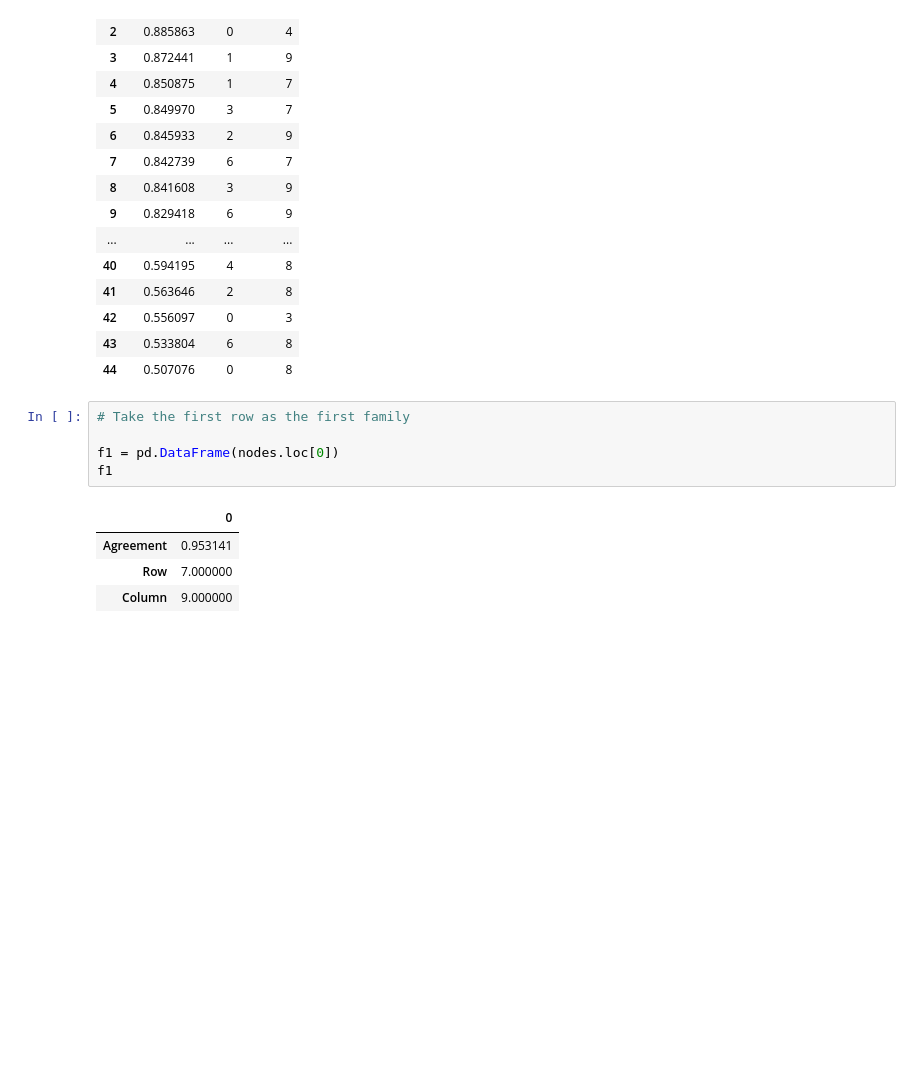
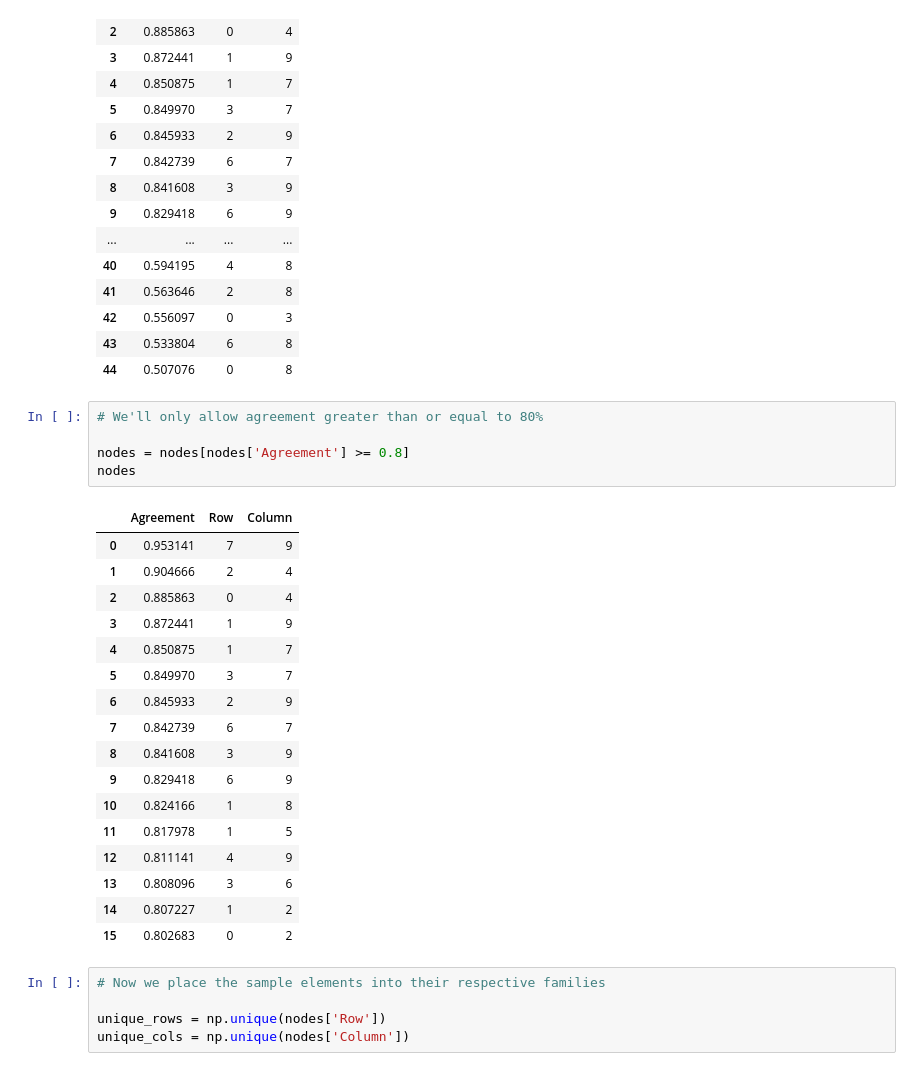
Before and after one commit to uniformlyMatt/PhD-code, a Jupyter notebook: Searching for digit manifolds.ipynb, the cells around one changed output. Drawn from its saved outputs; the diff is of its cells as text; blank space fills up the shorter version.

Commit message:
Working on sorting out families

```diff
--- a/Searching for digit manifolds.ipynb
+++ b/Searching for digit manifolds.ipynb
@@ -349,13 +366,31 @@ nodes
 | 42 | 0.556097 | 0 | 3 |
 | 43 | 0.533804 | 6 | 8 |
 | 44 | 0.507076 | 0 | 8 |
-# %%
-# Take the first row as the first family
-
-f1 = pd.DataFrame(nodes.loc[0])
-f1
-# %% [output]
-|  | 0 |
-| Agreement | 0.953141 |
-| Row | 7.000000 |
-| Column | 9.000000 |
+# %%
+# We'll only allow agreement greater than or equal to 80%
+
+nodes = nodes[nodes['Agreement'] >= 0.8]
+nodes
+# %% [output]
+|  | Agreement | Row | Column |
+| 0 | 0.953141 | 7 | 9 |
+| 1 | 0.904666 | 2 | 4 |
+| 2 | 0.885863 | 0 | 4 |
+| 3 | 0.872441 | 1 | 9 |
+| 4 | 0.850875 | 1 | 7 |
+| 5 | 0.849970 | 3 | 7 |
+| 6 | 0.845933 | 2 | 9 |
+| 7 | 0.842739 | 6 | 7 |
+| 8 | 0.841608 | 3 | 9 |
+| 9 | 0.829418 | 6 | 9 |
+| 10 | 0.824166 | 1 | 8 |
+| 11 | 0.817978 | 1 | 5 |
+| 12 | 0.811141 | 4 | 9 |
+| 13 | 0.808096 | 3 | 6 |
+| 14 | 0.807227 | 1 | 2 |
+| 15 | 0.802683 | 0 | 2 |
+# %%
+# Now we place the sample elements into their respective families
+
+unique_rows = np.unique(nodes['Row'])
+unique_cols = np.unique(nodes['Column'])
```
Also changed, not shown: parts of 9 cells of this notebook.
